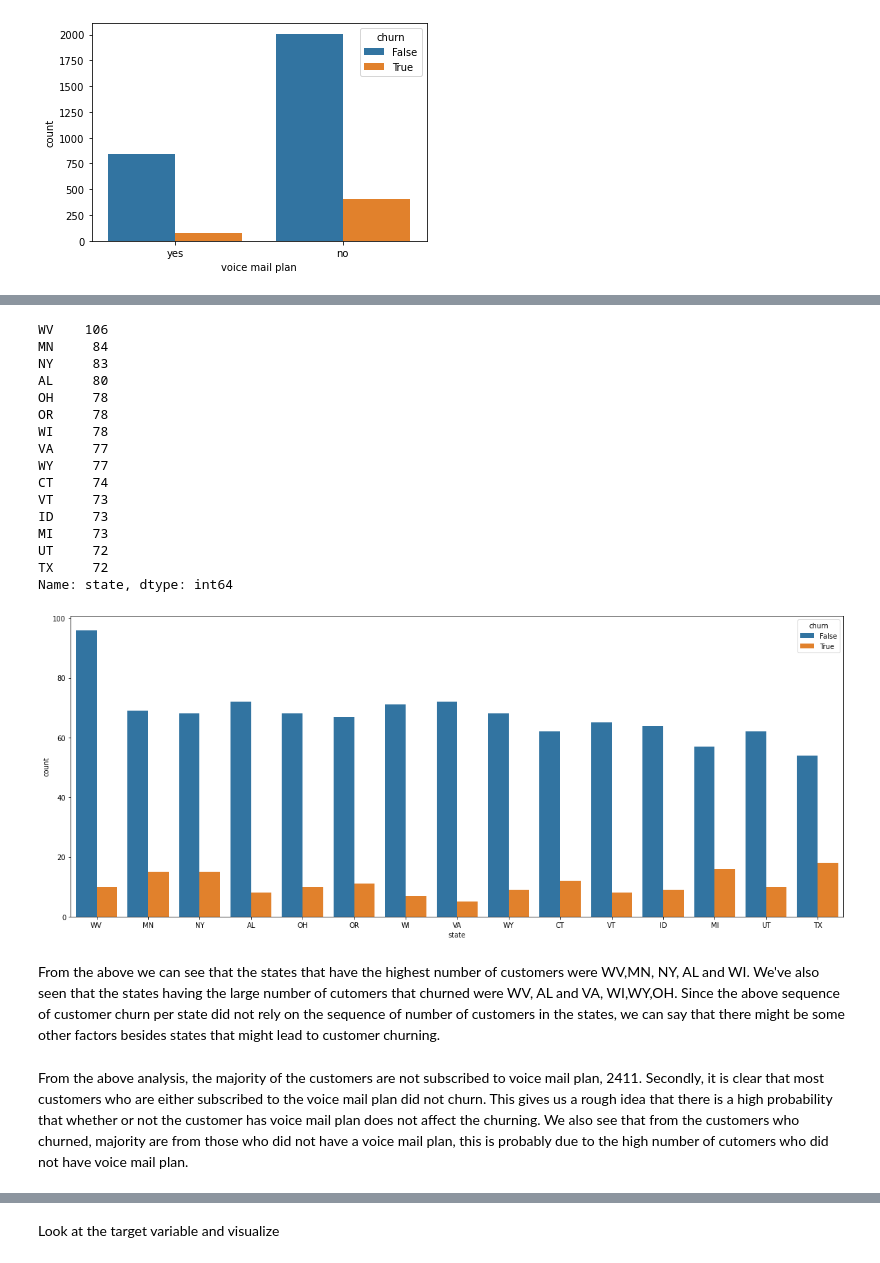
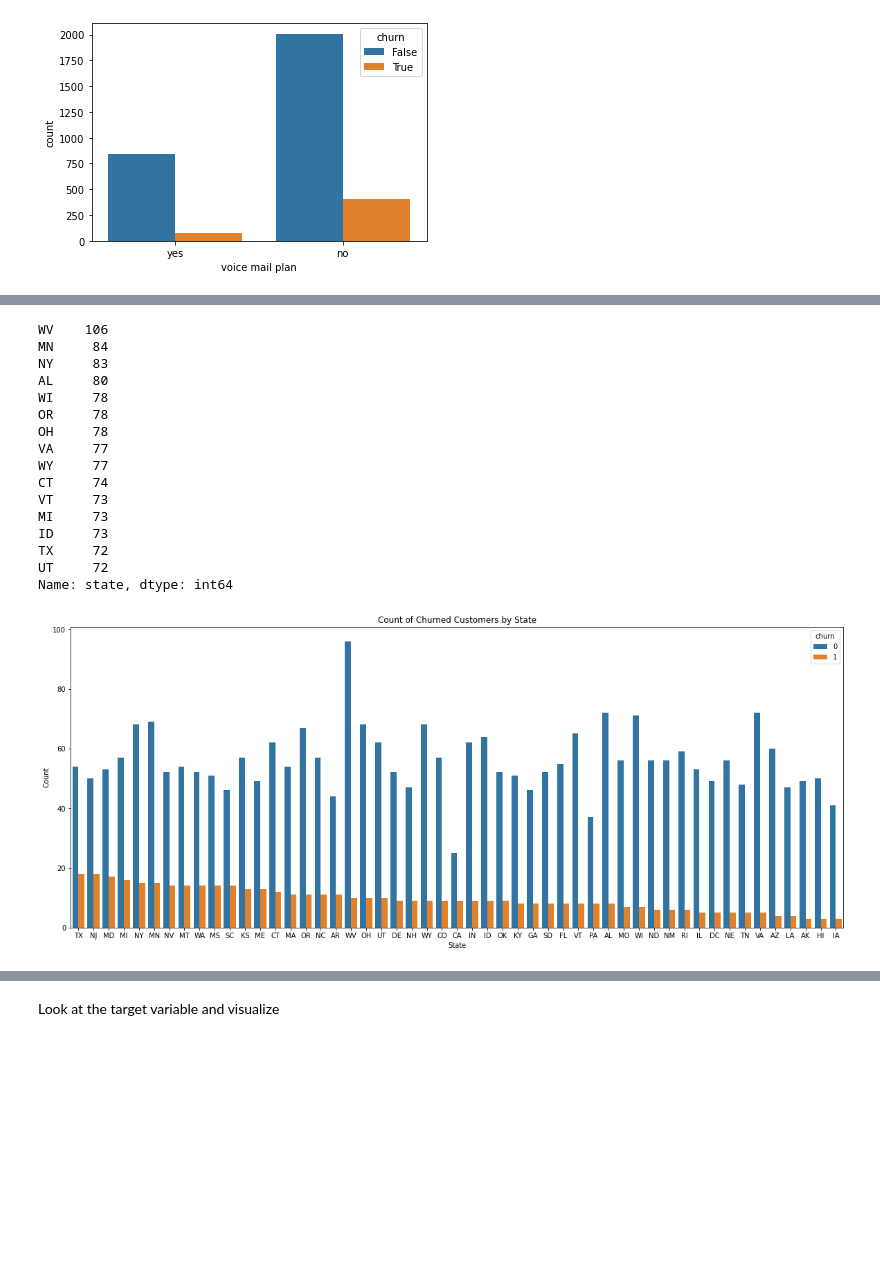
Before and after one commit to Amoskipkirui/Customer-churn-analysis, a Jupyter notebook: index.ipynb, the cells around one changed output, grey strips where cells are left out. Saved outputs shown, nothing was run; the diff lists cells and outputs as text; code cells hidden in the pictures; blank space fills up the shorter version.

```diff
--- a/index.ipynb
+++ b/index.ipynb
@@ -228,30 +235,27 @@ From the above analysis, we can see that a lot of customers are not subscribed t
 # %%
 print(df['state'].value_counts().head(15))
-plt.figure(figsize=(20,8))
-sns.countplot(data=df, x='state', hue='churn',order= df['state'].value_counts().iloc[0:15].index);
+plt.figure(figsize=(20, 8))
+state_counts = df[df['churn'] == 1]['state'].value_counts().sort_values(ascending=False)
+sns.countplot(data=df, x='state', hue='churn', order=state_counts.index)
+plt.xlabel('State')
+plt.ylabel('Count')
+plt.title('Count of Churned Customers by State')
+plt.show()
 # %% [output]
 WV    106
 MN     84
 NY     83
 AL     80
+WI     78
+OR     78
 OH     78
-OR     78
-WI     78
 VA     77
 WY     77
 CT     74
 VT     73
+MI     73
 ID     73
-MI     73
+TX     72
 UT     72
-TX     72
 Name: state, dtype: int64
-[figure, old version]
+[figure, new version]
-# %% [markdown]
-From the above we can see that the states that have the highest number of customers were WV,MN, NY, AL and WI.
-We've also seen that the states having the large number of cutomers that churned were WV, AL and VA, WI,WY,OH.
-Since the above sequence of customer churn per state did  not rely on the sequence of number of customers in the states, we can say that there might be some other factors besides states that might lead to customer churning.
-# %% [markdown]
-From the above analysis, the majority of the customers are not subscribed to voice mail plan, 2411.
-Secondly, it is clear that most customers who are either subscribed to the voice mail plan did not churn. This gives us a rough idea that there is a high probability that whether or not the customer has voice mail plan does not affect the churning.
-We also see that from the customers who churned, majority are from those who did not have a voice mail plan, this is probably due to the high number of cutomers who did not have voice mail plan.
```
Also changed, not shown: parts of 49 cells of this notebook.
